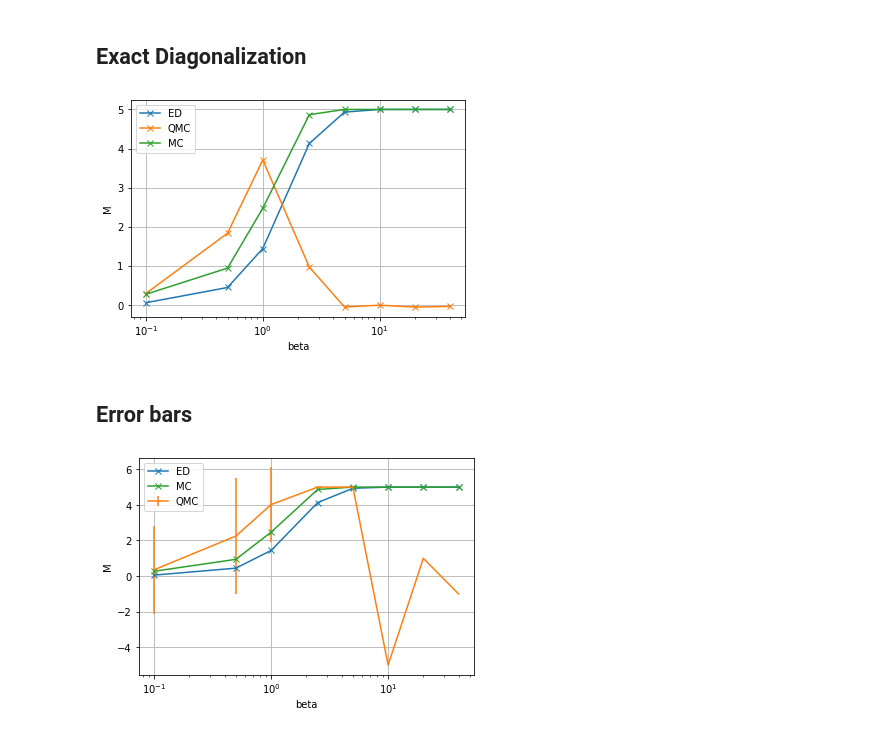
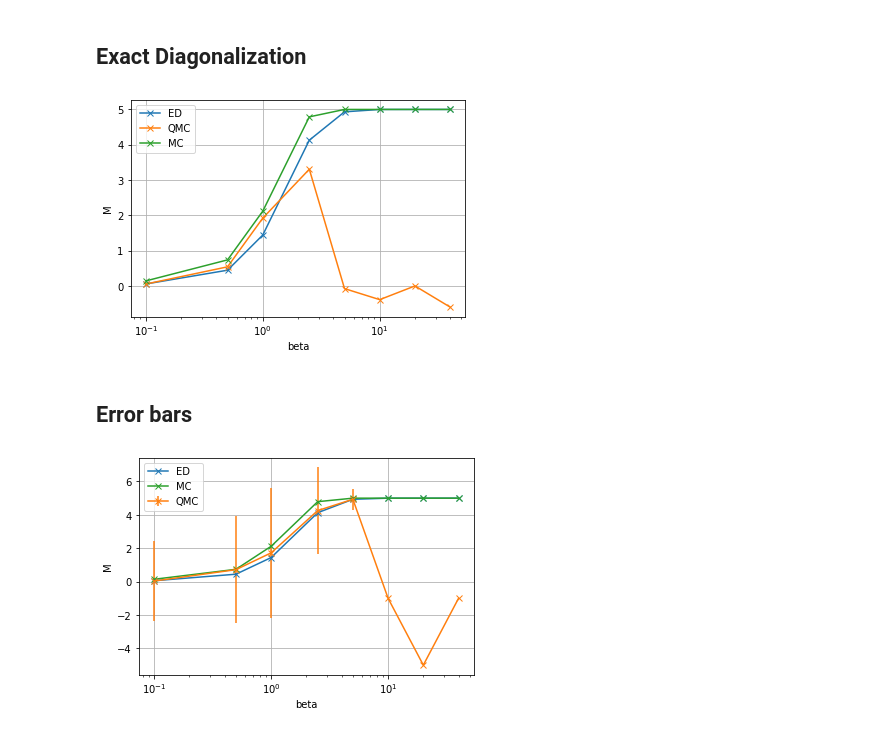
Before and after one commit to Renmusxd/DWave48, a Jupyter notebook: jupyter_notebook/MonteCarloTests.ipynb, the cells around one changed output. Drawn from its saved outputs; the diff is of its cells as text; code cells hidden in the pictures.

```diff
--- a/jupyter_notebook/MonteCarloTests.ipynb
+++ b/jupyter_notebook/MonteCarloTests.ipynb
@@ -12,7 +12,7 @@ betas = [0.1, 0.5, 1.0, 2.5, 5.0, 10.0, 20.0, 40.0]
 # %%
 q_data = numpy.zeros(len(betas))
 for i, beta in enumerate(betas):
-    results = monte_carlo.run_quantum_monte_carlo_and_measure_spins(beta, 1000, 1000, edges, biases, (-1.0, 1.0), sampling_freq=25)
+    results = monte_carlo.run_quantum_monte_carlo_and_measure_spins(beta, 100000, 10, edges, biases, (-1.0, 1.0), sampling_freq=25)
     q_data[i] = numpy.mean(results, axis=0)
 # %%
 pyplot.plot(betas, q_data, 'x-')
@@ -107,7 +107,7 @@ pyplot.ylabel("M")
 pyplot.savefig("compare.png")
 pyplot.show()
 # %% [output]
-[figure, old version]
+[figure, new version]
 # %% [markdown]
 ## Error bars
 # %%
@@ -119,14 +119,14 @@ for i, beta in enumerate(betas):
     qvars.append(numpy.sqrt(results[1]))
 # %%
 pyplot.plot(betas, ed_data, 'x-', label="ED")
-pyplot.errorbar(betas, qmeans, yerr=qvars, label="QMC")
+pyplot.errorbar(betas, qmeans, yerr=qvars, fmt='x-', label="QMC")
 pyplot.plot(betas, data, 'x-', label="MC")
 pyplot.xscale('log')
 pyplot.legend()
 pyplot.grid()
 pyplot.xlabel("beta")
 pyplot.ylabel("M")
 pyplot.savefig("compare.png")
 pyplot.show()
 # %% [output]
-[figure, old version]
+[figure, new version]
```
Also changed, not shown: parts of 3 cells of this notebook, 3 other files.
